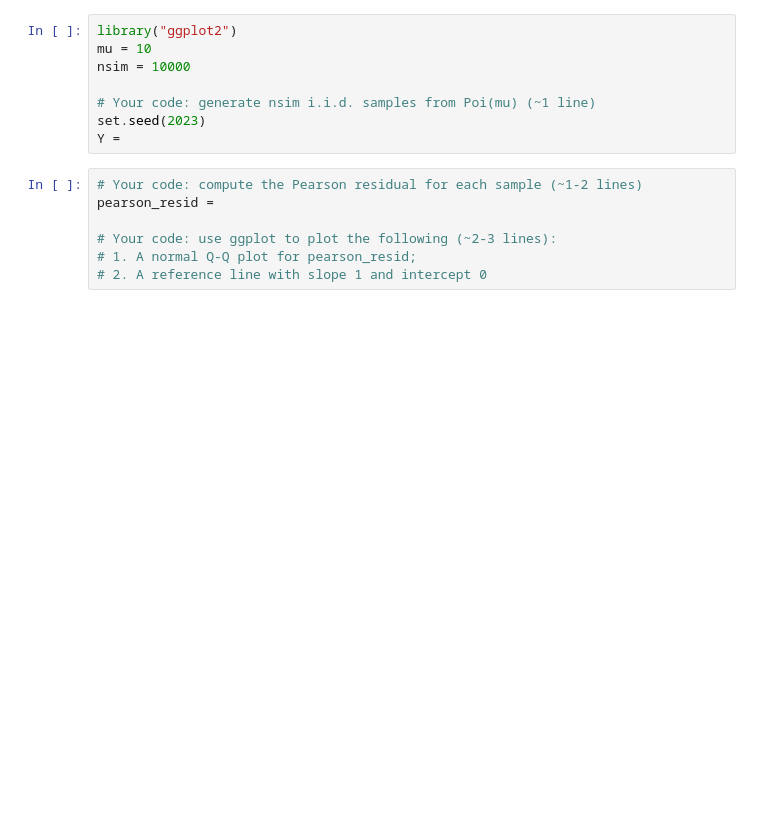
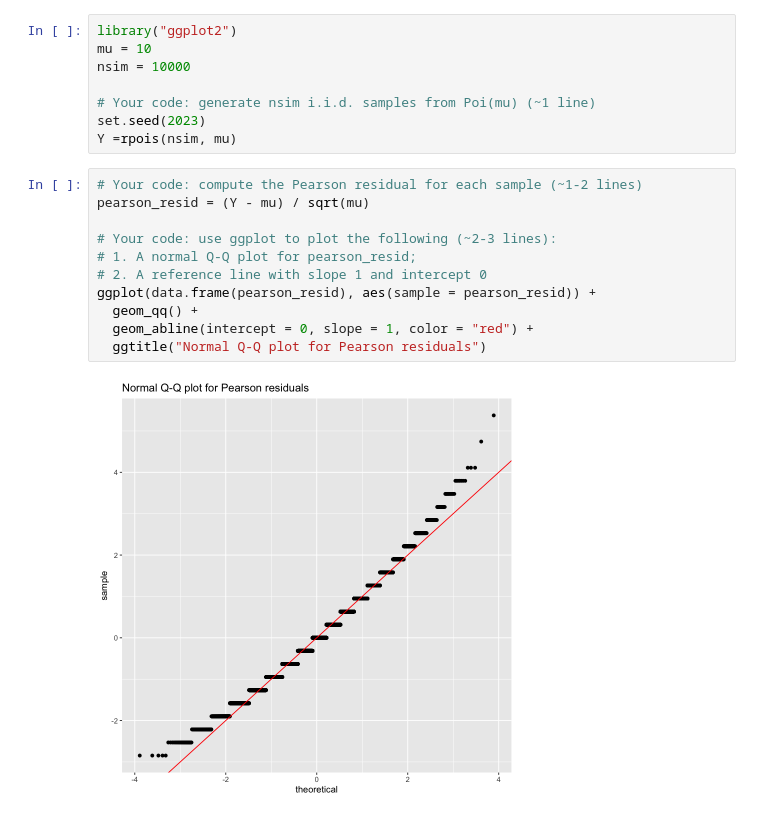
Before and after one commit to devt287/applied_stat, a Jupyter notebook: HW2_P3.ipynb, the cells around one changed output. Saved outputs shown, nothing was run; the diff lists cells and outputs as text; blank space fills up the shorter version.

```diff
--- a/HW2_P3.ipynb
+++ b/HW2_P3.ipynb
@@ -7,13 +7,19 @@ nsim = 10000
 
 # Your code: generate nsim i.i.d. samples from Poi(mu) (~1 line)
 set.seed(2023)
-Y =
+Y =rpois(nsim, mu)
 # %%
 # Your code: compute the Pearson residual for each sample (~1-2 lines)
-pearson_resid =
+pearson_resid = (Y - mu) / sqrt(mu)
 
 # Your code: use ggplot to plot the following (~2-3 lines):
 # 1. A normal Q-Q plot for pearson_resid;
 # 2. A reference line with slope 1 and intercept 0
+ggplot(data.frame(pearson_resid), aes(sample = pearson_resid)) +
+  geom_qq() +
+  geom_abline(intercept = 0, slope = 1, color = "red") +
+  ggtitle("Normal Q-Q plot for Pearson residuals")
+# %% [output]
+[figure, added]
 # %%
 # Your code: compute the deviance residual for each sample (~1-2 lines)
```
Also changed, not shown: parts of 1 cell of this notebook, 1 other file.
